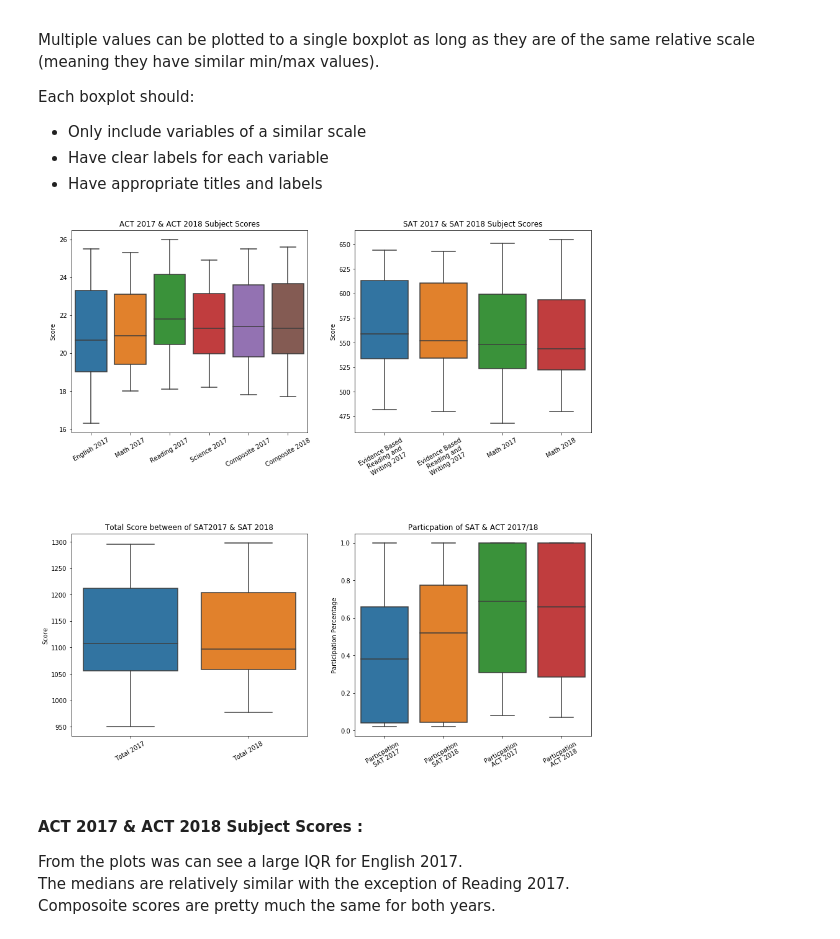
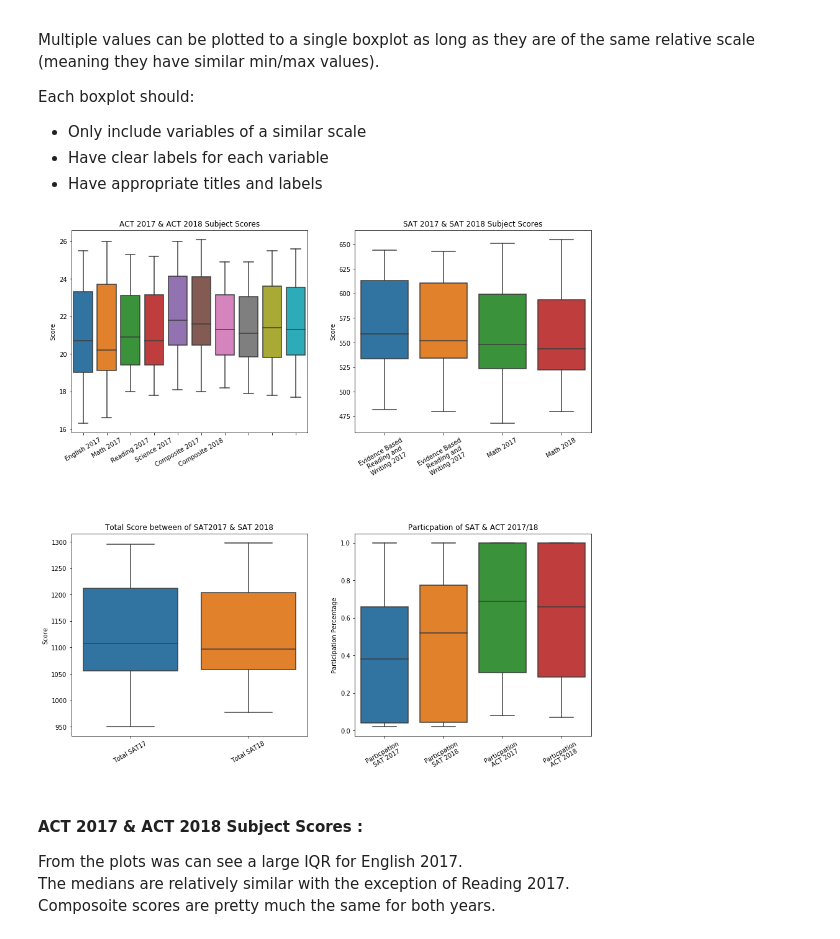
Before and after one commit to fadhilaffandi/dsiprojects, a Jupyter notebook: project_1/code/SAT_ACT_Analysis.ipynb, the cells around one changed output. Cells and saved outputs as stored; diff of their text form; code cells hidden in the pictures.

```diff
--- a/project_1/code/SAT_ACT_Analysis.ipynb
+++ b/project_1/code/SAT_ACT_Analysis.ipynb
@@ -439,0 +532,4 @@ sat_18.head()
+# %%
+sat_18['Total']=sat_18['Evidence-Based Reading and Writing']+sat_18['Math']
+# %%
+sat_18.columns = sat_18.columns.str.lower()
@@ -440,5 +554,5 @@ sat_18.head()
 # %%
 #merging both sat_18 and act_18
-act_sat_18 = pd.merge(act_18 ,sat_18, on='State', how='outer')
+act_sat_18 = pd.merge(act_18 ,sat_18, on='state', how='outer')
 act_sat_18.head()
 # %% [output]
@@ -451,7 +565,7 @@ act_sat_18.head()
 # %%
 #renaming the columns
 new_columns_list2 = ['state', 'participation_act18',
-       'composite_act18', 'participation_sat18', 'evidence_based_reading_and_writing_sat18', 'math_sat18',
+       'composite_act18','english_act18', 'math_act18', 'reading_act18', 'science_act18', 'participation_sat18', 'evidence_based_reading_and_writing_sat18', 'math_sat18',
        'total_sat18']
 act_sat_18.columns = new_columns_list2
 act_sat_18.head()
@@ -1031,51 +1213,52 @@ Each boxplot should:
 fig, axes = plt.subplots(2,2, figsize=(15,15)) # combining all boxplots together into 1 figure
 plt.subplots_adjust(hspace = 0.5)  #adjusting the space between plots
 
-#separating the dataframe into smaller dataframes with similar comparable data
-data_act = final[['english_act17','math_act17','reading_act17','science_act17', 'composite_act17', 'composite_act18']]
+            #separating the dataframe into smaller dataframes with similar comparable data
+
+data_act = final[['english_act17','english_act18','math_act17','math_act18','reading_act17',
+                  'reading_act18','science_act17','science_act18', 'composite_act17', 'composite_act18']]
 data_sat = final[['evidence_based_reading_and_writing_sat17',
                   'evidence_based_reading_and_writing_sat18',
                   'math_sat17','math_sat18']]
 data_sat_total = final[['total_sat17','total_sat18']]
-data_percent = final[['participation_sat17','participation_sat18', 'participation_act17', 'participation_act18']]
+data_percent = final[['participation_sat17','participation_sat18',
+                      'participation_act17', 'participation_act18']]
 
-            #ACT 2017 & ACT 2018 Subject Scores
-
-#Assigning x ticks to each boxplot
+            #SAT 2017 & SAT 2018 Subject Scores
 act_xticks = ['English 2017','Math 2017','Reading 2017','Science 2017', 'Composite 2017', 'Composite 2018']
 bxplt_1 = sns.boxplot(data=data_act, ax=axes[0][0])  #create boxplot
 bxplt_1.set(ylabel='Score')  #set y label
 bxplt_1.set_xticklabels(act_xticks, rotation = 30);  #set xticks
 bxplt_1.set_title('ACT 2017 & ACT 2018 Subject Scores');  #set title
 
             #SAT 2017 & SAT 2018 Subject Scores
 
 #Assigning x ticks to each boxplot
 sat_xticks = ['Evidence Based\n Reading and\n Writing 2017','Evidence Based\n Reading and\n Writing 2017', 'Math 2017', 'Math 2018']
 bxplt_2 = sns.boxplot(data=data_sat,  ax=axes[0][1])  #create boxplot
 bxplt_2.set(ylabel='Score')  #set y label
 bxplt_2.set_xticklabels(sat_xticks, rotation = 30)  #set xticks
 bxplt_2.set_title('SAT 2017 & SAT 2018 Subject Scores');  #set title
 
             #Total Score between of SAT2017 & SAT 2018
 
 #Assigning x ticks to each boxplot
-total_xticks = ['Total 2017', 'Total 2018']
+total_xticks=['Total SAT17','Total SAT18']
 bxplt_3 = sns.boxplot(data=data_sat_total,  ax=axes[1][0])  #create boxplot
 bxplt_3.set(ylabel='Score')  #set y label
 bxplt_3.set_xticklabels(total_xticks, rotation = 30)  #set xticks
 bxplt_3.set_title('Total Score between of SAT2017 & SAT 2018');  #set title
 
             #Particpation of SAT & ACT 2017/18
 
 #Assigning x ticks to each boxplot
 part_xticks = ['Particpation\n SAT 2017', 'Particpation\n SAT 2018', 'Particpation\n ACT 2017', 'Particpation\n ACT 2018']
 bxplt_4 = sns.boxplot(data=data_percent,  ax=axes[1][1])  #create boxplot
 bxplt_4.set(ylabel='Participation Percentage')  #set y label
 bxplt_4.set_xticklabels(part_xticks, rotation = 30)  #set xticks
 bxplt_4.set_title('Particpation of SAT & ACT 2017/18');  #set title
 # %% [output]
-[figure, old version]
+[figure, new version]
 # %% [markdown]
 #### ACT 2017 & ACT 2018 Subject Scores :
 
```
Also changed, not shown: parts of 100 cells of this notebook, 1 other file.
